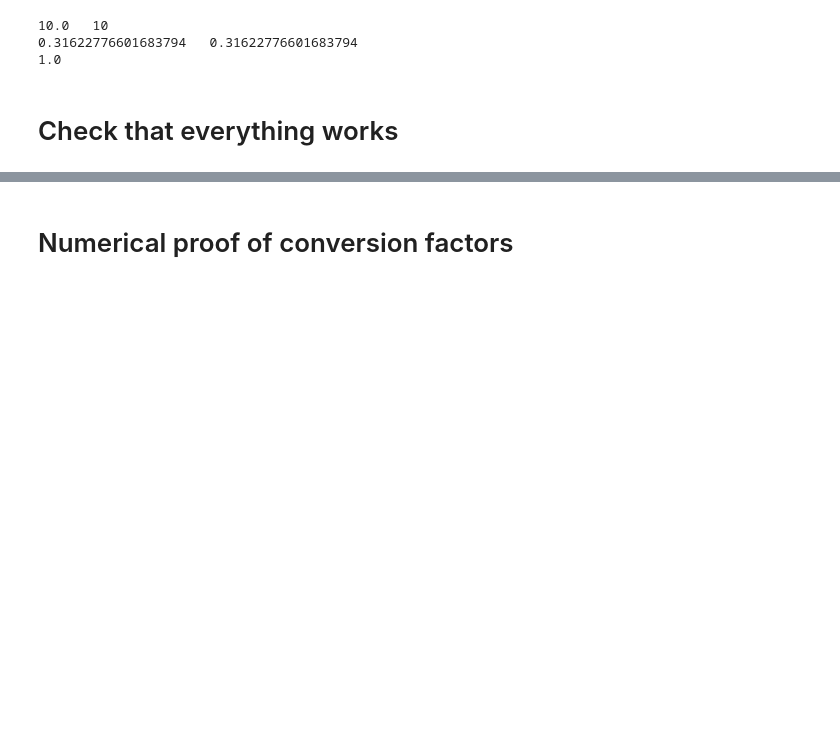
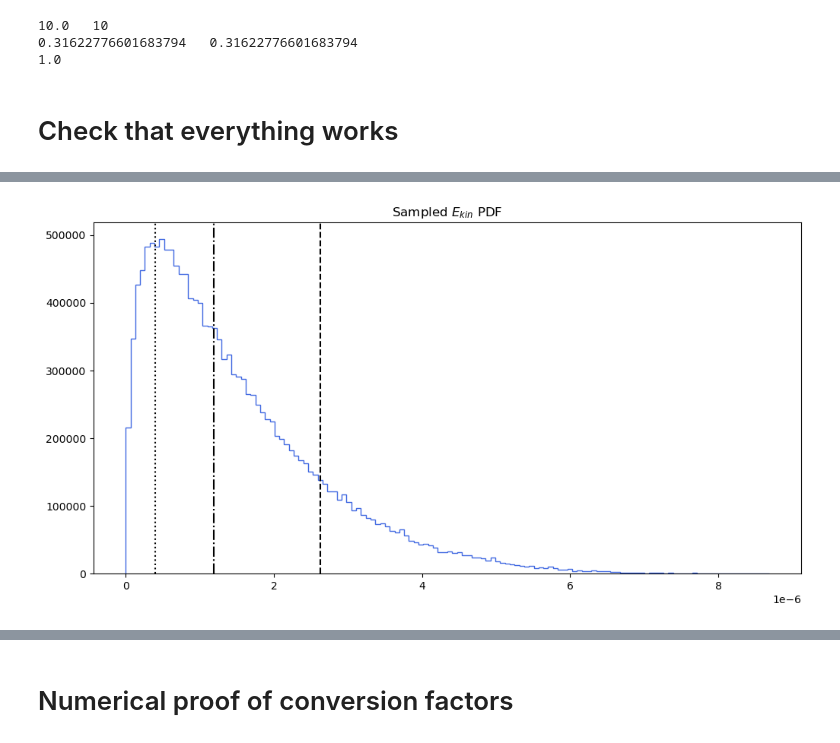
Before and after one commit to F3Solid/stellar_dynamics_2024_exercises, a Jupyter notebook: E4/distribution_sampler.ipynb, the cells around one changed output, grey strips where cells are left out. Cells and saved outputs as stored; diff of their text form; code cells hidden in the pictures; blank space fills up the shorter version.

```diff
--- a/E4/distribution_sampler.ipynb
+++ b/E4/distribution_sampler.ipynb
@@ -441,3 +448,22 @@ plt.show()
+# %%
+# Plot the distribution of the velocities squared
+sampled_E_kin = (m * sampled_v ** 2) / 2
+
+fig, ax = plt.subplots(figsize=(12, 6))
+
+ax.set_title(r"Sampled $E_{kin}$ PDF")
+
+ax.hist(sampled_E_kin, bins='auto', density=True, histtype='step', color='royalblue')
+
+# Compute and plot also some quantiles
+sampled_E_kin_quantiles = np.quantile(sampled_E_kin, [0.16, 0.5, 0.84])
+sampled_E_kin_quantiles_styles = [':', '-.', '--']
+for q in range(len(sampled_E_kin_quantiles)):
+    ax.axvline(sampled_E_kin_quantiles[q], color='black', linestyle=sampled_E_kin_quantiles_styles[q])
+
+plt.show()
+# %% [output]
+[figure, added]
 # %%
 theta_init = pdf_initialiser(pdf_theta, theta_bounds[0], theta_bounds[1])
 
```
Also changed, not shown: parts of 23 cells of this notebook, 1 other file.
